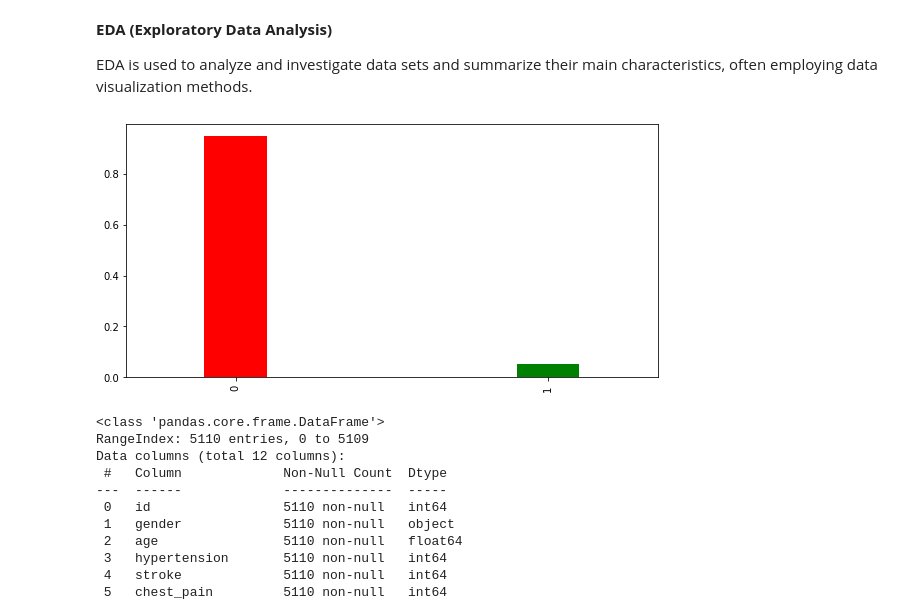
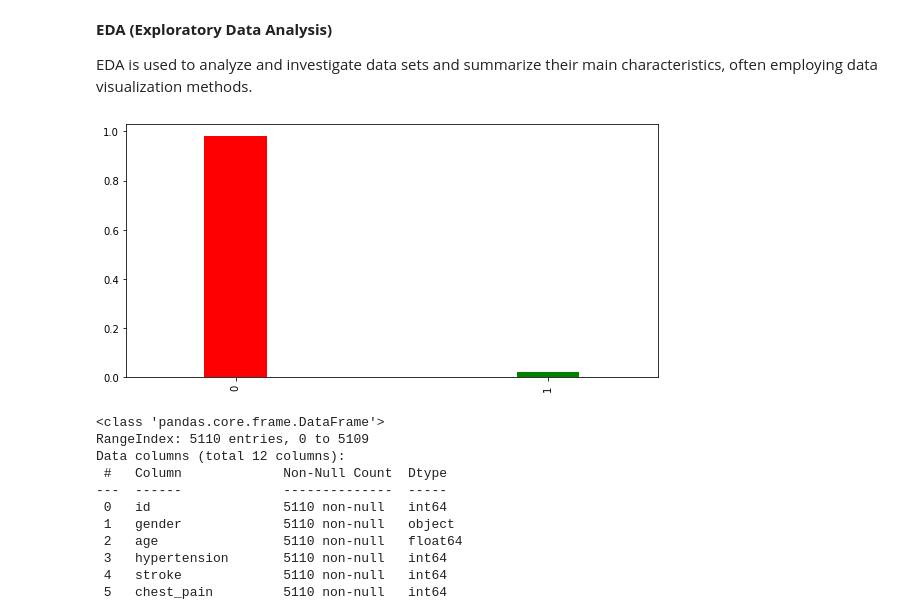
Before and after one commit to zisx96/heart-disease-P, a Jupyter notebook: heartprediction.ipynb, the cells around one changed output. Saved outputs shown, nothing was run; the diff lists cells and outputs as text; code cells hidden in the pictures.

```diff
--- a/heartprediction.ipynb
+++ b/heartprediction.ipynb
@@ -146,12 +148,12 @@ df.head()
  EDA is used to analyze and investigate data sets and summarize their main characteristics, often employing data visualization methods.
 # %%
 fig, axes = plt.subplots(figsize=(8, 4))
-df['stroke'].value_counts(normalize=True).plot.bar(width=0.2, color=('red','green'))
+df['heart_disease'].value_counts(normalize=True).plot.bar(width=0.2, color=('red','green'))
 
 plt.tight_layout()
 plt.show()
 # %% [output]
-[figure, old version]
+[figure, new version]
 # %%
 df.info()
 # %% [output]
```
Also changed, not shown: parts of 35 cells of this notebook.
